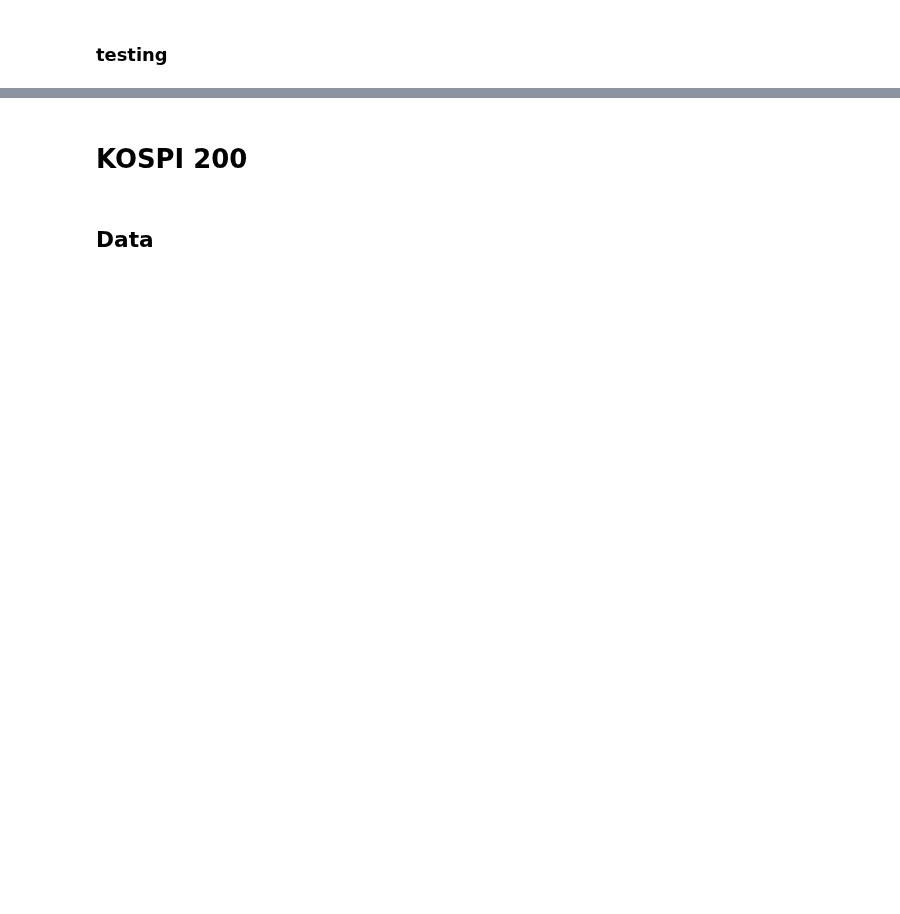
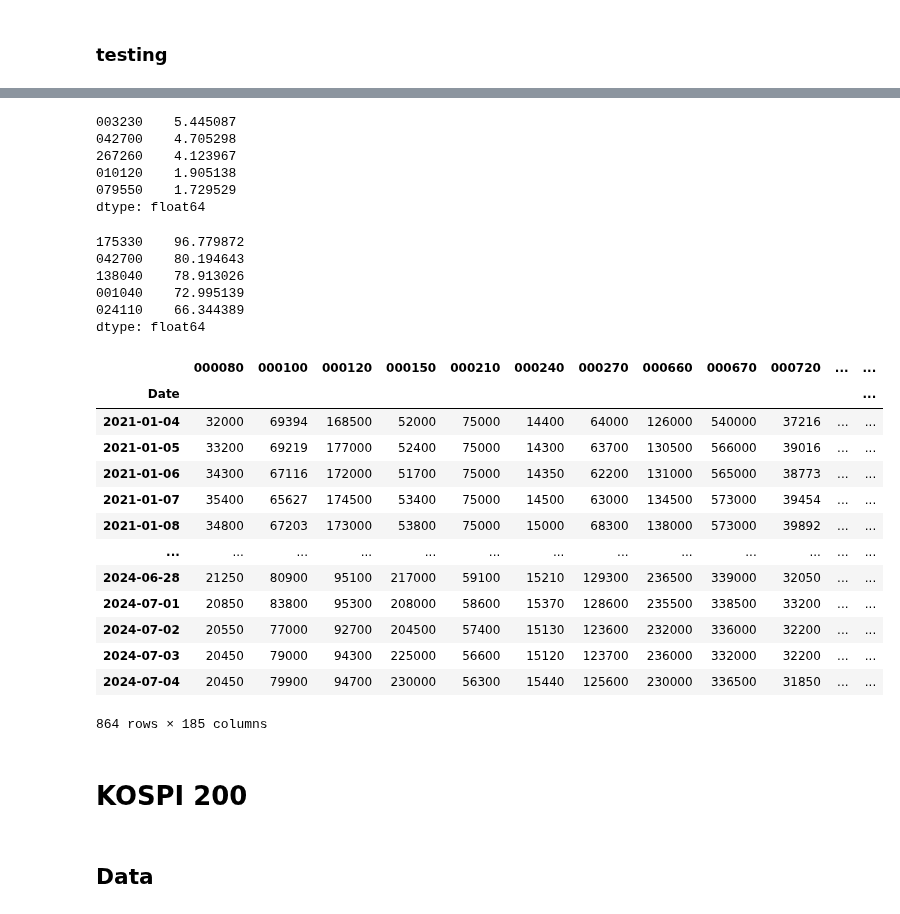
Before and after one commit to lbk209/portfolio, a Jupyter notebook: asset_management.ipynb, the cells around one changed output, grey strips where cells are left out. Cells and saved outputs as stored; diff of their text form; code cells hidden in the pictures; blank space fills up the shorter version.

```diff
--- a/asset_management.ipynb
+++ b/asset_management.ipynb
@@ -119,0 +219,22 @@ Name: 2024-06-14 00:00:00, Length: 185, dtype: int64
+# %%
+import bt
+
+lookback = 12
+lag = 5
+n_assets = 5
+
+dt1 = df_k200.index.max() - pd.DateOffset(days=lag)
+dt0 = dt1 - pd.DateOffset(months=lookback)
+prc = df_k200.loc[dt0:dt1]
+
+selected = bt.ffn.calc_total_return(prc).sort_values(ascending=False)[:n_assets]
+
+#bt.ffn.calc_erc_weights(prc.pct_change(1).dropna())
+selected
+# %% [output]
+003230    5.445087
+042700    4.705298
+267260    4.123967
+010120    1.905138
+079550    1.729529
+dtype: float64
@@ -120,3 +243,50 @@ Name: 2024-06-14 00:00:00, Length: 185, dtype: int64
+# %%
+lookback = 12
+lag = 5
+n_assets = 5
+
+df = bm.df_assets
+
+dt1 = df.index.max() - pd.DateOffset(days=lag)
+dt0 = dt1 - pd.DateOffset(months=lookback)
+#prc = df_k200.loc[dt0:dt1]
+prc = df.loc[dt0:dt1]
+#ret = bt.ffn.to_returns(prc).dropna()
+
+#selected = calc_kratio(ret).sort_values(ascending=False)[:n_assets]
+selected = prc.pct_change(1).apply(lambda x: calc_kratio(x.dropna())).sort_values(ascending=False)[:n_assets]
+
+#bt.ffn.calc_erc_weights(prc.pct_change(1).dropna())
+selected
+# %% [output]
+175330    96.779872
+042700    80.194643
+138040    78.913026
+001040    72.995139
+024110    66.344389
+dtype: float64
+# %%
+import numpy as np
+
+#def calc_kratio(ret):
+ret_cs = np.log(1 + ret).cumsum()
+X = list(range(len(ret)))
+Y = ret_cs
+# %% [output]
+|  | 000080 | 000100 | 000120 | 000150 | 000210 | 000240 | 000270 | 000660 | 000670 | 000720 | ... | ... |
+| Date |  |  |  |  |  |  |  |  |  |  |  | ... |
+| 2021-01-04 | 32000 | 69394 | 168500 | 52000 | 75000 | 14400 | 64000 | 126000 | 540000 | 37216 | ... | ... |
+| 2021-01-05 | 33200 | 69219 | 177000 | 52400 | 75000 | 14300 | 63700 | 130500 | 566000 | 39016 | ... | ... |
+| 2021-01-06 | 34300 | 67116 | 172000 | 51700 | 75000 | 14350 | 62200 | 131000 | 565000 | 38773 | ... | ... |
+| 2021-01-07 | 35400 | 65627 | 174500 | 53400 | 75000 | 14500 | 63000 | 134500 | 573000 | 39454 | ... | ... |
+| 2021-01-08 | 34800 | 67203 | 173000 | 53800 | 75000 | 15000 | 68300 | 138000 | 573000 | 39892 | ... | ... |
+| ... | ... | ... | ... | ... | ... | ... | ... | ... | ... | ... | ... | ... |
+| 2024-06-28 | 21250 | 80900 | 95100 | 217000 | 59100 | 15210 | 129300 | 236500 | 339000 | 32050 | ... | ... |
+| 2024-07-01 | 20850 | 83800 | 95300 | 208000 | 58600 | 15370 | 128600 | 235500 | 338500 | 33200 | ... | ... |
+| 2024-07-02 | 20550 | 77000 | 92700 | 204500 | 57400 | 15130 | 123600 | 232000 | 336000 | 32200 | ... | ... |
+| 2024-07-03 | 20450 | 79000 | 94300 | 225000 | 56600 | 15120 | 123700 | 236000 | 332000 | 32200 | ... | ... |
+| 2024-07-04 | 20450 | 79900 | 94700 | 230000 | 56300 | 15440 | 125600 | 230000 | 336500 | 31850 | ... | ... |
+864 rows × 185 columns
 # %% [markdown]
 # KOSPI 200
 # %% [markdown]
```
Also changed, not shown: parts of 32 cells of this notebook, 2 other files.
